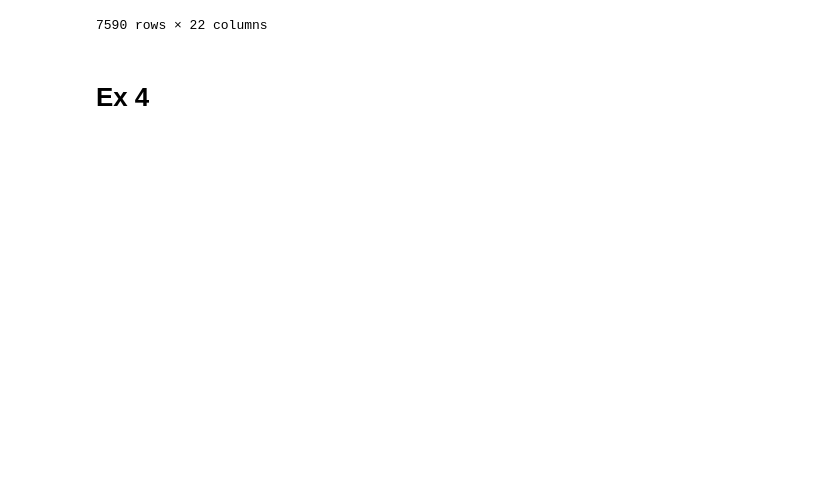
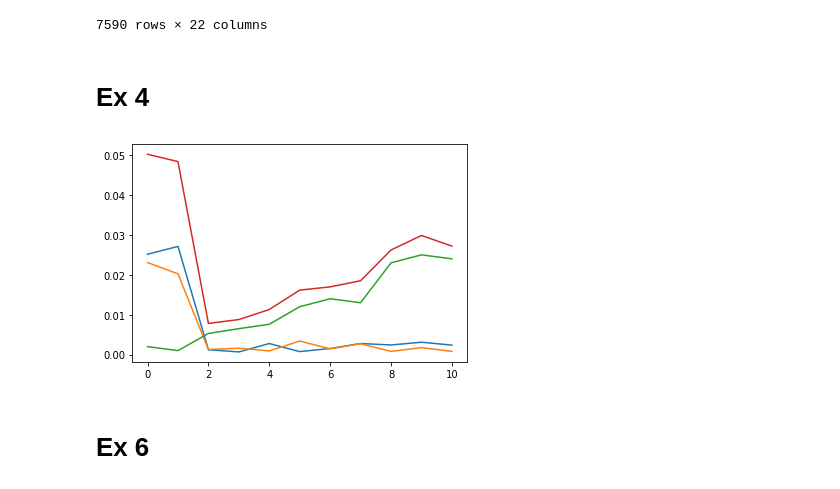
Before and after one commit to enricobu96/iml-exercises, a Jupyter notebook: set1/code.ipynb, the cells around one changed output. Drawn from its saved outputs; the diff is of its cells as text; code cells hidden in the pictures; blank space fills up the shorter version.

```diff
--- a/set1/code.ipynb
+++ b/set1/code.ipynb
@@ -520,6 +520,8 @@ bcnp
 # %%
 import numpy as np
 import pandas as pd
+from IPython.display import clear_output
+import matplotlib.pyplot as plt
 
 
 def create_dataset(n):
@@ -541,43 +543,87 @@ def create_zero_test_point():
 def transform_x(x, degree):
     X = []
     for xi in x:
-        row = [xi**d for d in range(0,degree)]
+        row = [xi**d for d in range(0,degree+1)]
         X.append(row)
     return X
 
 def ols(x, y, deg):
     X = np.matrix(transform_x(x, deg))
     betas = -np.matmul(np.matmul(np.linalg.inv(np.matmul(X.transpose(), X)), X.transpose()), y)
     return betas
 
 def f(x, betas):
     y = betas[0]
     for i in range(1,len(betas)):
         y+=betas[i]*(x**i)
     return -y
 
 training_sets = []
-for i in range(0, 1000):
+for i in range(0, 10): #TODO CHANGE HERE TO 1000
     training_sets.append(create_dataset(20))
 
 test_sets = []
 for i in range(0, 1000):
     test_sets.append(create_zero_test_point())
 
 degrees = range(0,11)
 
-betas = pd.DataFrame(columns=[0,1,2,3,4,5,6,7,8,9,10])
+def calc_squared_loss(degree, betas, tr): # calculate ONLY ONE
+    pred = []
+    for i in range(0, len(tr)):
+        pred.append(f(tr['x'][i], betas))
+    mse = np.sum((tr['y']-pred)**2)
+    mse/=len(tr)
+    return mse
 
-for tr_s in training_sets:
-    beta_temp = []
-    for degree in degrees:
-        beta_temp.append(ols(tr_s['x'], tr_s['y'], degree))
-        betas = betas.append(beta_temp)
+def calc_irr_err(betas, tr): # calculate ONLY ONE
+    return (tr['y']-f(0, betas))**2
 
-betas.head(5)
+def calc_bias_term(betas): # calculate ONLY ONE
+    return f(0, betas)
 
+def calc_var_term(betas): # calculate ONLY ONE
+    return f(0, betas)
 
+squared_losses = []
+irr_errors = []
+bias_terms = []
+variance_terms = []
 
-# degrees = range(0,11)
-# for degree in degrees:
-#     betas = ols(training['x'], training['y'], degree)
+sq_loss_t = 0
+irr_err_t = 0
+bias_term_t = 0
+var_term_t = 0
+
+for degree in degrees:
+    for tr_s in training_sets:
+        betas = ols(tr_s['x'], tr_s['y'], degree)
+        sq_loss_t+=calc_squared_loss(degree, betas, create_zero_test_point())
+        irr_err_t+=calc_irr_err(betas, create_zero_test_point())
+        bias_term_t+=calc_bias_term(betas)
+        var_term_t+=calc_var_term(betas)
+    squared_losses.append(sq_loss_t/1000)
+    irr_errors.append(irr_err_t/1000)
+    bias_terms.append((bias_term_t/1000-create_zero_test_point()['y'])**2)
+    variance_terms.append(((create_zero_test_point()['y']-var_term_t/1000)**2)/1000)
+    sq_loss_t = 0
+    irr_err_t = 0
+    bias_term_t = 0
+    var_term_t = 0
+
+f_sl = []
+f_v = [0.002, 0.001, 0.0053, 0.0065, 0.0076, 0.012, 0.014, 0.013, 0.023, 0.025, 0.024]
+for i in range(0,11):
+    f_sl.append(squared_losses[i]+irr_errors[i]+f_v[i])
+
+# blue = bias, orange = irr_errors, green = variance, red = squared loss
+plt.plot(degrees,squared_losses)
+plt.plot(degrees, irr_errors)
+#plt.plot(degrees, np.sqrt(bias_terms))
+plt.plot(degrees, f_v)
+plt.plot(degrees, f_sl)
+plt.show()
+# %% [output]
+[figure, added]
+# %% [markdown]
+# Ex 6
```
Also changed, not shown: parts of 1 cell of this notebook, 4 other files.
